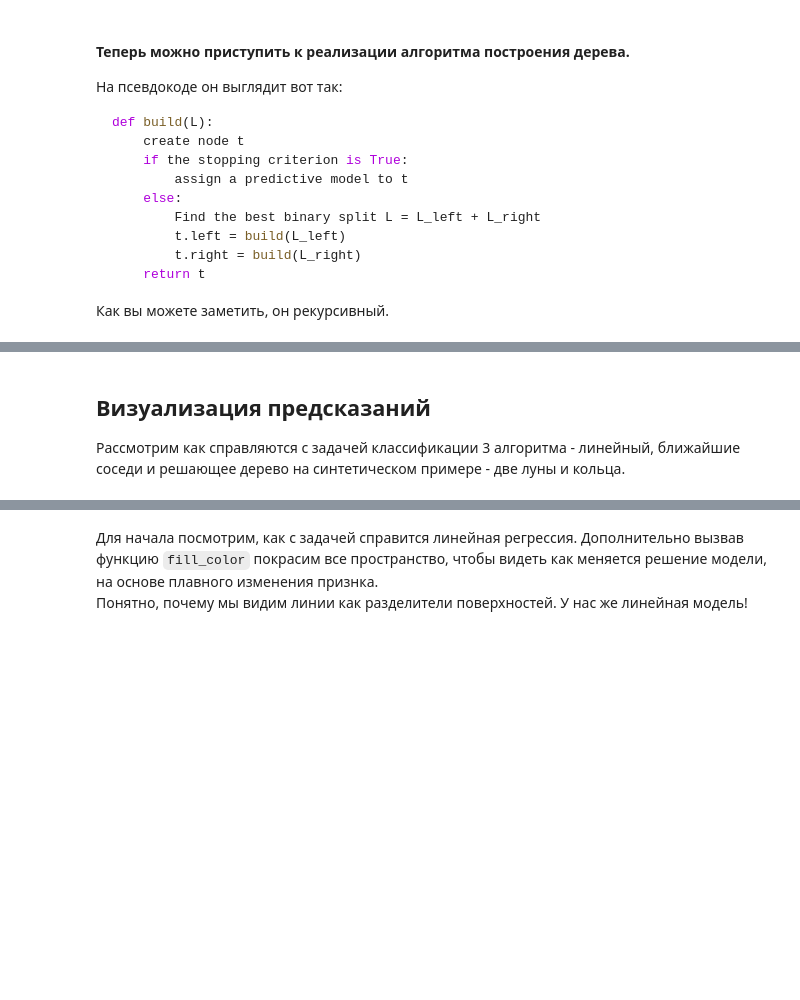
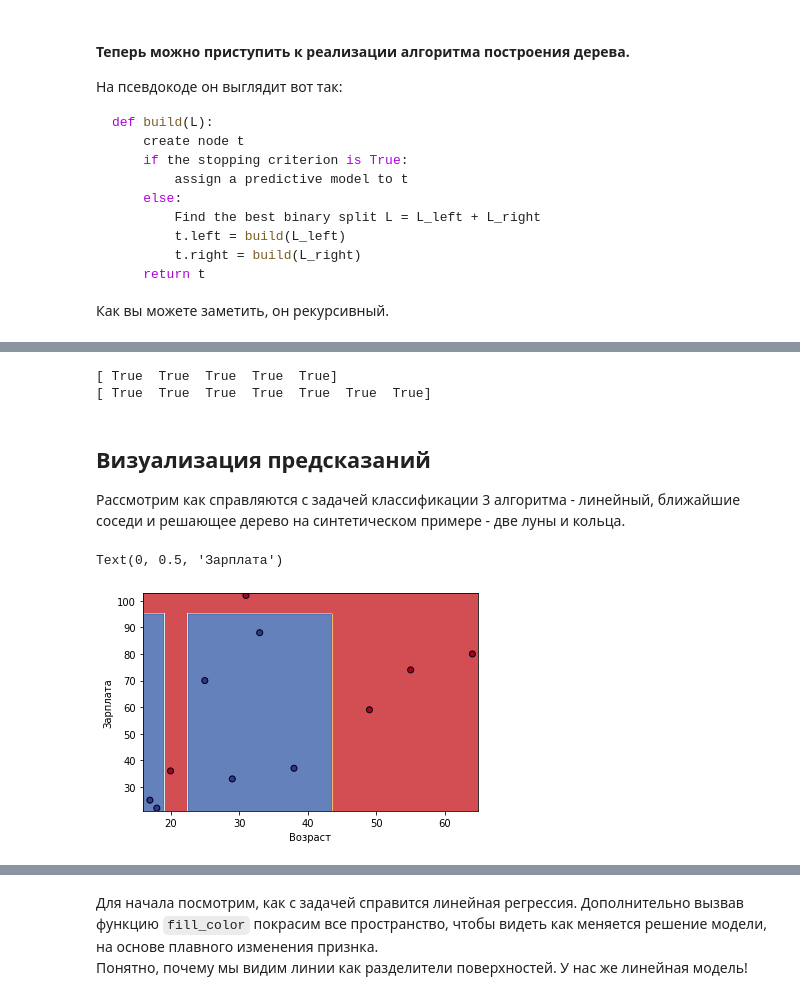
Before and after one commit to 7bits/ml-courses-7bits, a Jupyter notebook: 02-ml-advanced/06_desicion_trees/02-ws-decision-trees.ipynb, the cells around one changed output, grey strips where cells are left out. Saved outputs shown, nothing was run; the diff lists cells and outputs as text; code cells hidden in the pictures; blank space fills up the shorter version.

Commit message:
update decision trees

```diff
--- a/02-ml-advanced/06_desicion_trees/02-ws-decision-trees.ipynb
+++ b/02-ml-advanced/06_desicion_trees/02-ws-decision-trees.ipynb
@@ -84,9 +114,3 @@ $p_{ik}$ - вероятность принадлежности класса $k$
 $N_{ik}$ - число объектов класса $k$ в узле $i$,
 
 $N_{i}$ - общее число объектов в узле $i$.
-# %%
-def gini_index(y):
-    pass
-
-def entropy(y):
-    pass
@@ -195,0 +281,12 @@ def build_next_node(x, y, impurity_metric):
+# %%
+def get_split_values(x):
+    # здесь нужно сформировать и вернуть значения, по которым алгоритм будет выбирать значение для разбиения
+    # P.S.: х - это один столбец из характеристических данных
+    pass
+
+
+print(get_split_values([1,2,3,4,5,6]) == np.array([1.5, 2.5,3.5,4.5,5.5]))
+print(get_split_values([1,2,7,88,12,346,12,6,2,4,6,1,1,12,88]) == np.array([1.5, 3, 5, 6.5, 9.5, 50, 217]))
+# %% [output]
+[ True  True  True  True  True]
+[ True  True  True  True  True  True  True]
@@ -196,3 +345,20 @@ def build_next_node(x, y, impurity_metric):
+# %%
+def build_next_node(x: np.ndarray, y: np.ndarray, impurity_metric) -> TreeNode:
+    pass
+
+
+data2 = pd.DataFrame({
+    'Возраст':  [17,64,18,20,38,49,55,25,29,31,33],
+    'Зарплата': [25,80,22,36,37,59,74,70,33,102,88],
+    'Невозврат кредита': [1,0,1,0,1,0,0,1,1,0,1]
+})
+
+X_test = data2[['Возраст', 'Зарплата']].values
+y_test = data2['Невозврат кредита']
+
+clf = build_next_node(X_test, y_test, gini_index)
+
+assert np.all(clf.predict(X_test) == y_test)
 # %% [markdown]
 ## Визуализация предсказаний
 
@@ -213,4 +379,22 @@ def fill_color(clf, X, y, cmap=plt.cm.RdYlBu, proba=True, step=0.01):
     else:
         predicted = clf.predict(np.c_[xx.ravel(), yy.ravel()]).reshape(xx.shape)
     plt.contourf(xx, yy, predicted, cmap=cmap, alpha=.8)
+# %%
+data2 = pd.DataFrame({
+  'Возраст':  [17,64,18,20,38,49,55,25,29,31,33],
+  'Зарплата': [25,80,22,36,37,59,74,70,33,102,88],
+  'Невозврат кредита': [1,0,1,0,1,0,0,1,1,0,1]
+})
+
+clf = DecisionTreeClassifier(random_state=42)
+clf.fit(data2[['Возраст', 'Зарплата']].values, data2['Невозврат кредита'].values)
+
+
+fill_color(clf, data2['Возраст'], data2['Зарплата'], cmap=plt.cm.RdYlBu, proba=False, step=0.2)
+plt.scatter(data2['Возраст'], data2['Зарплата'], c=data2['Невозврат кредита'], cmap=plt.cm.RdYlBu, edgecolors='k')
+plt.xlabel('Возраст')
+plt.ylabel('Зарплата')
+# %% [output]
+Text(0, 0.5, 'Зарплата')
+[figure, added]
 # %%
```
Also changed, not shown: parts of 51 cells of this notebook.
